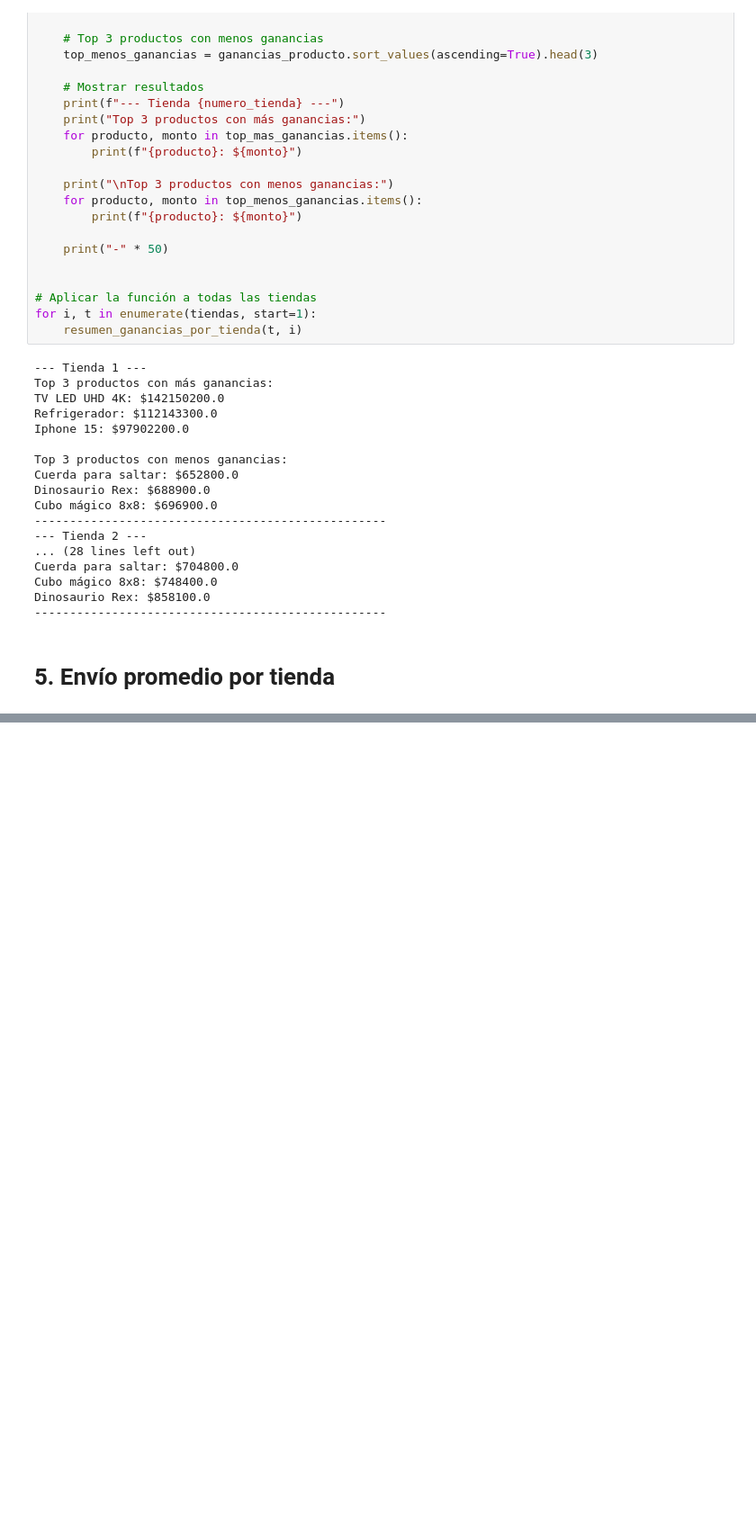
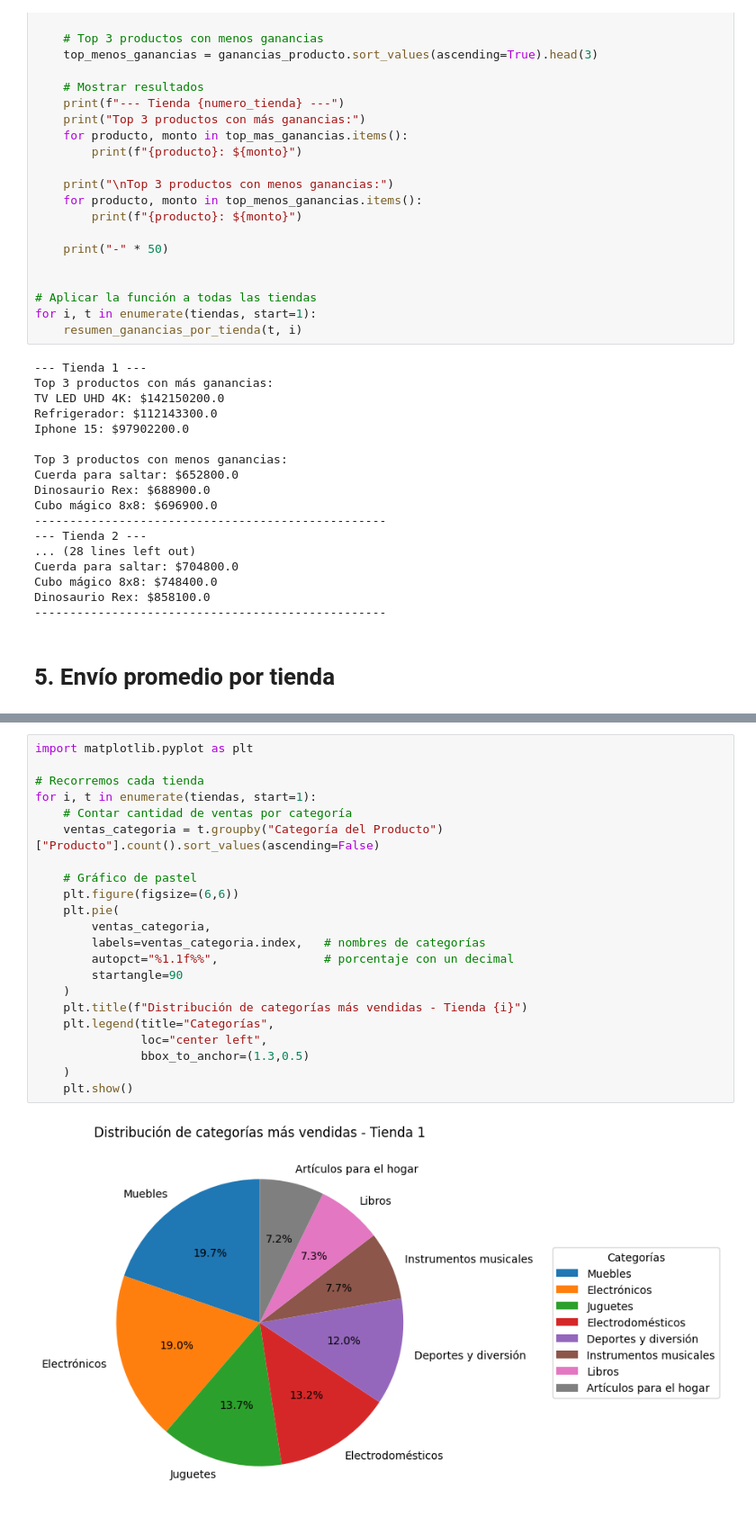
Before and after one commit to navros-fabian/Challenge-Alura_Store-Latam, a Jupyter notebook: AluraStoreLatam.ipynb, the cells around one changed output, grey strips where cells are left out. Shown at 90% size. Saved outputs shown, nothing was run; the diff lists cells and outputs as text; blank space fills up the shorter version.

```diff
--- a/AluraStoreLatam.ipynb
+++ b/AluraStoreLatam.ipynb
@@ -223,0 +271,24 @@ Valor del envío promedio - Tienda 4: 23459.46
+# %%
+import matplotlib.pyplot as plt
+
+# Recorremos cada tienda
+for i, t in enumerate(tiendas, start=1):
+    # Contar cantidad de ventas por categoría
+    ventas_categoria = t.groupby("Categoría del Producto")["Producto"].count().sort_values(ascending=False)
+
+    # Gráfico de pastel
+    plt.figure(figsize=(6,6))
+    plt.pie(
+        ventas_categoria,
+        labels=ventas_categoria.index,   # nombres de categorías
+        autopct="%1.1f%%",               # porcentaje con un decimal
+        startangle=90
+    )
+    plt.title(f"Distribución de categorías más vendidas - Tienda {i}")
+    plt.legend(title="Categorías",
+               loc="center left",
+               bbox_to_anchor=(1.3,0.5)
+    )
+    plt.show()
+# %% [output]
+[figure, added]
```
Also changed, not shown: parts of 8 cells of this notebook.
